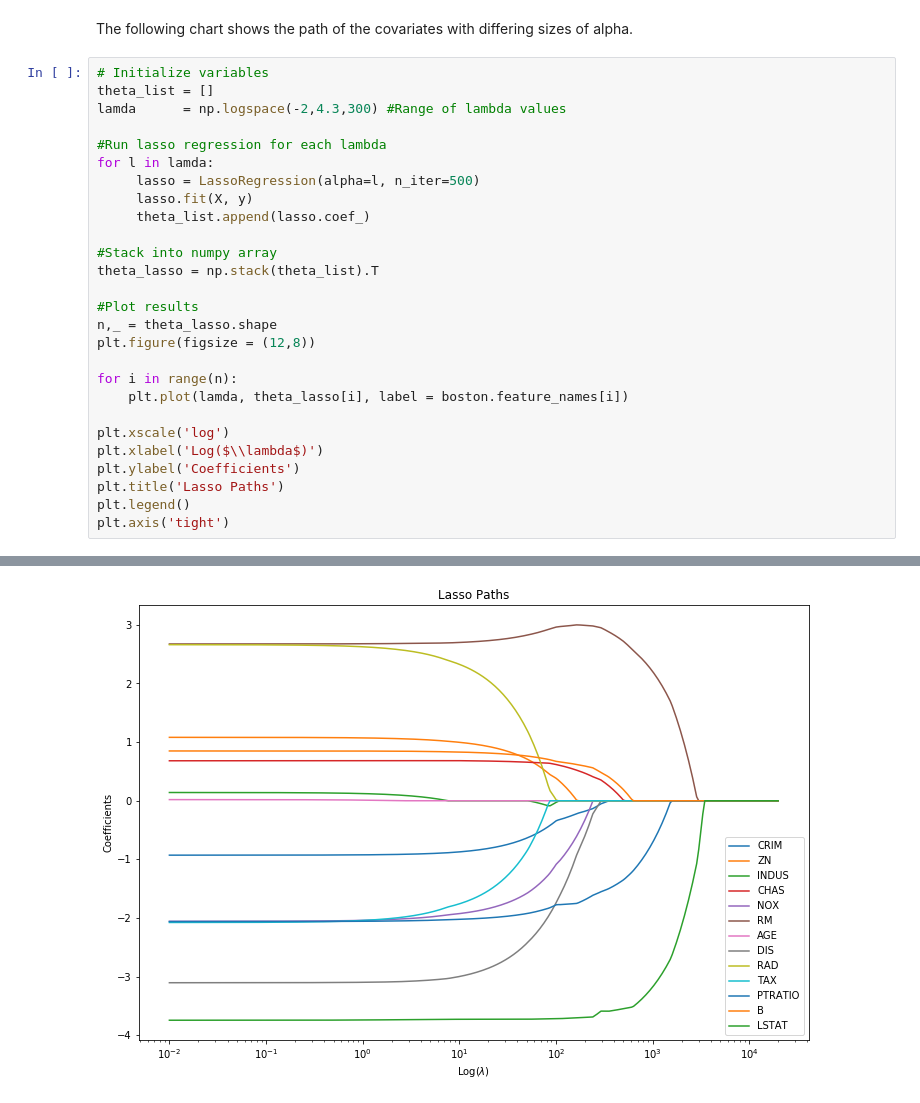
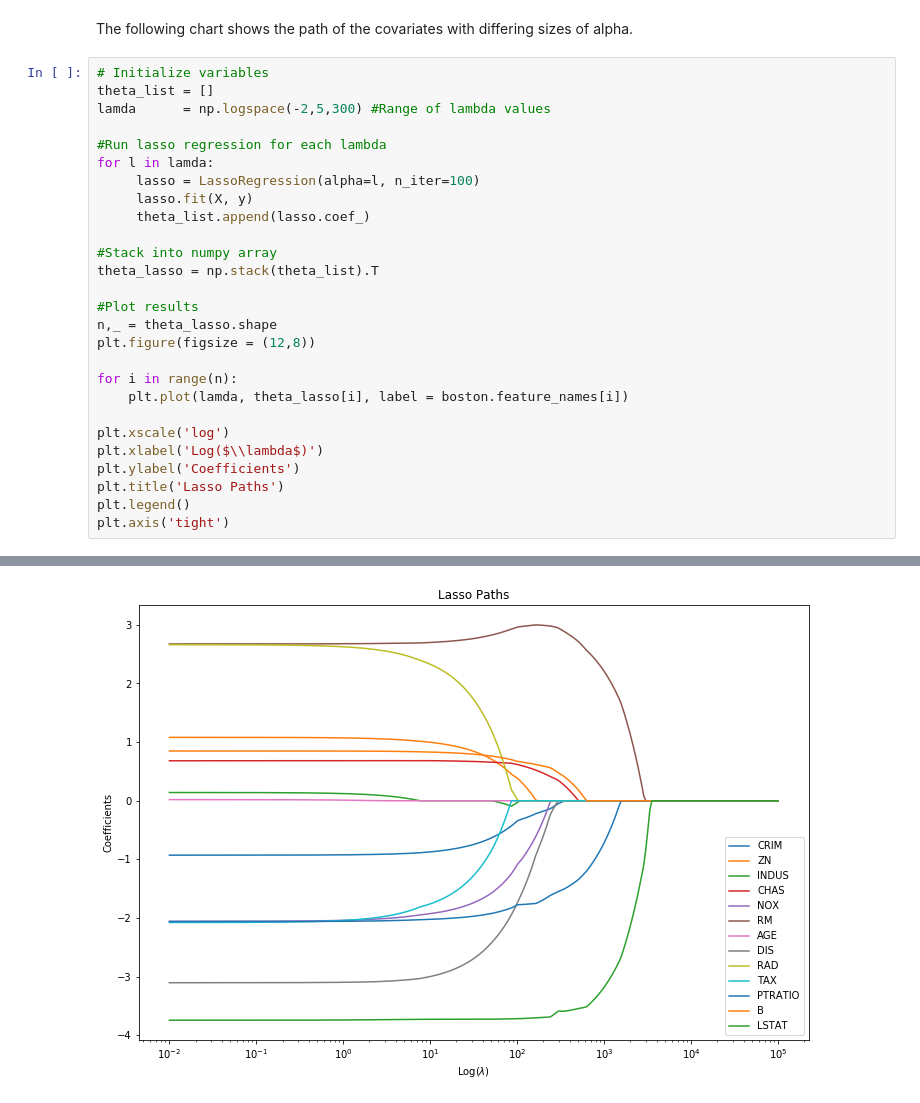
Before and after one commit to JonathanBechtel/easyml, a Jupyter notebook: examples/Coordinate Descent and Lasso Regression.ipynb, the cells around one changed output, grey strips where cells are left out. Cells and saved outputs as stored; diff of their text form.

```diff
--- a/examples/Coordinate Descent and Lasso Regression.ipynb
+++ b/examples/Coordinate Descent and Lasso Regression.ipynb
@@ -19,11 +20,11 @@ The following chart shows the path of the covariates with differing sizes of alp
 # %%
 # Initialize variables
 theta_list = []
-lamda      = np.logspace(-2,4.3,300) #Range of lambda values
+lamda      = np.logspace(-2,5,300) #Range of lambda values
 
 #Run lasso regression for each lambda
 for l in lamda:
-     lasso = LassoRegression(alpha=l, n_iter=500)
+     lasso = LassoRegression(alpha=l, n_iter=100)
      lasso.fit(X, y)
      theta_list.append(lasso.coef_)
 
@@ -51 +52 @@ plt.axis('tight')
-[figure, old version]
+[figure, new version]
```
Also changed, not shown: parts of 3 cells of this notebook, 1 other file.
